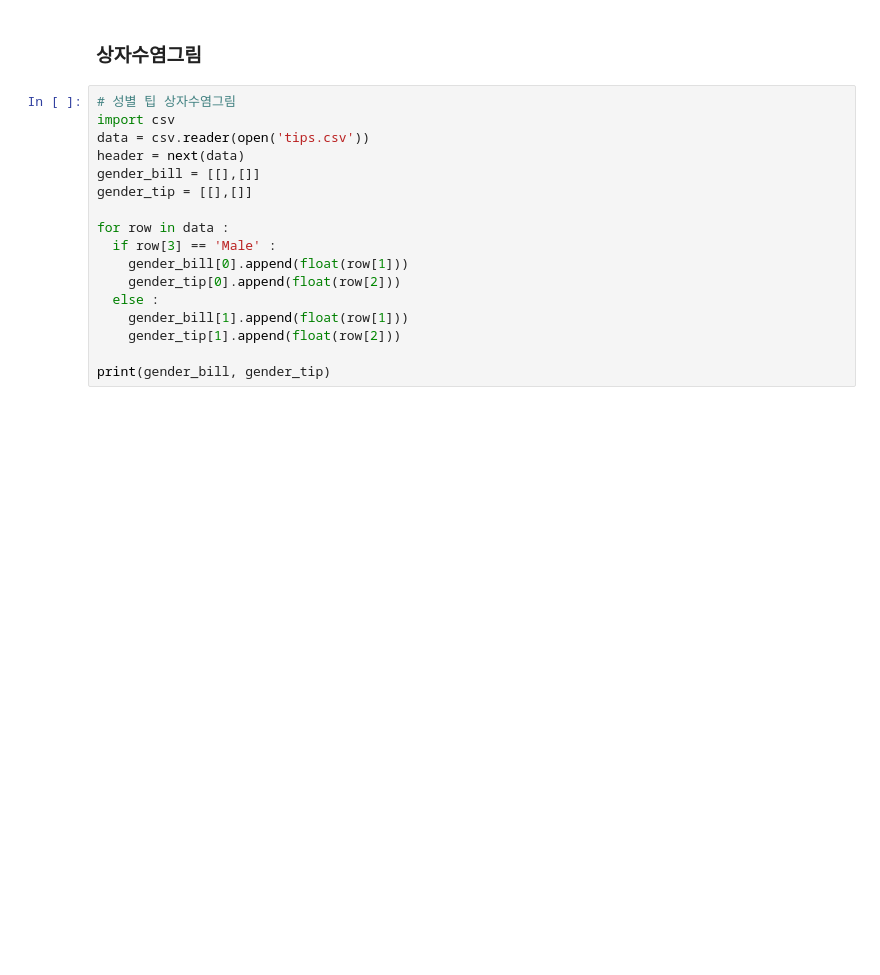
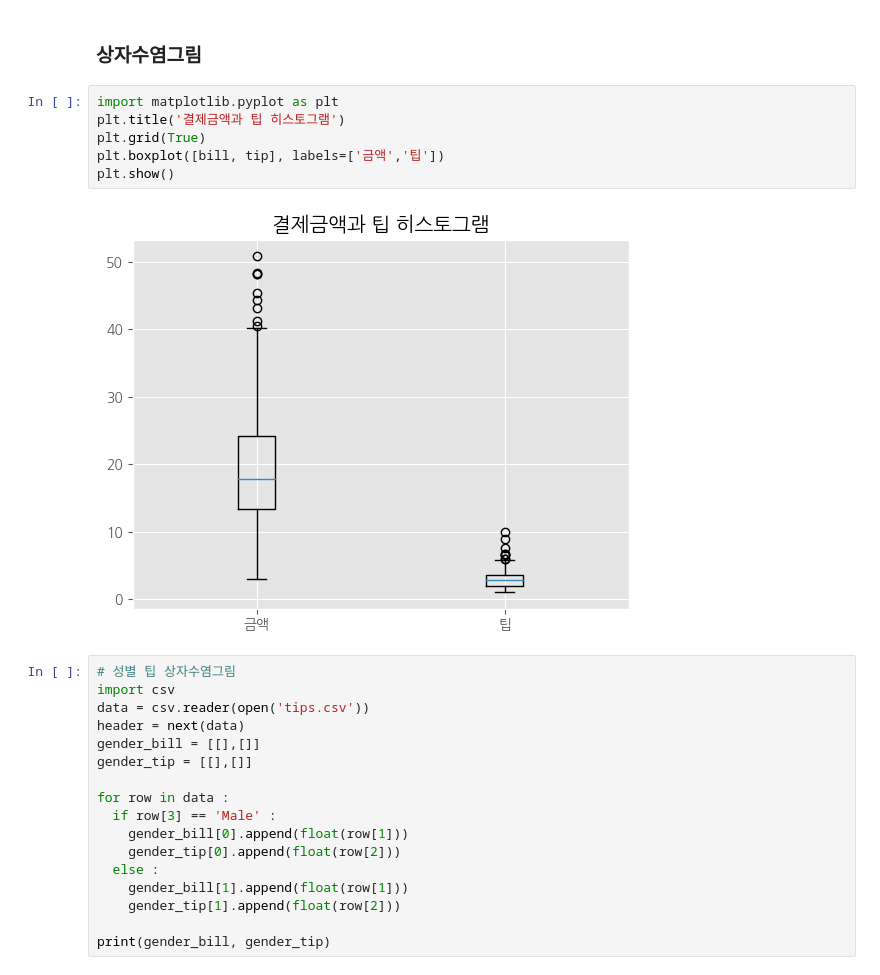
Before and after one commit to hvyrain/imis, a Jupyter notebook: 2023_2빅프기_종합복습_tips데이터.ipynb, the cells around one changed output. Drawn from its saved outputs; the diff is of its cells as text; blank space fills up the shorter version.

```diff
--- a/2023_2빅프기_종합복습_tips데이터.ipynb
+++ b/2023_2빅프기_종합복습_tips데이터.ipynb
@@ -76,6 +87,14 @@ plt.show()
 [figure]
 # %% [markdown]
 ### 상자수염그림
+# %%
+import matplotlib.pyplot as plt
+plt.title('결제금액과 팁 히스토그램')
+plt.grid(True)
+plt.boxplot([bill, tip], labels=['금액','팁'])
+plt.show()
+# %% [output]
+[figure, added]
 # %%
 # 성별 팁 상자수염그림
 import csv
```
Also changed, not shown: parts of 35 cells of this notebook.
